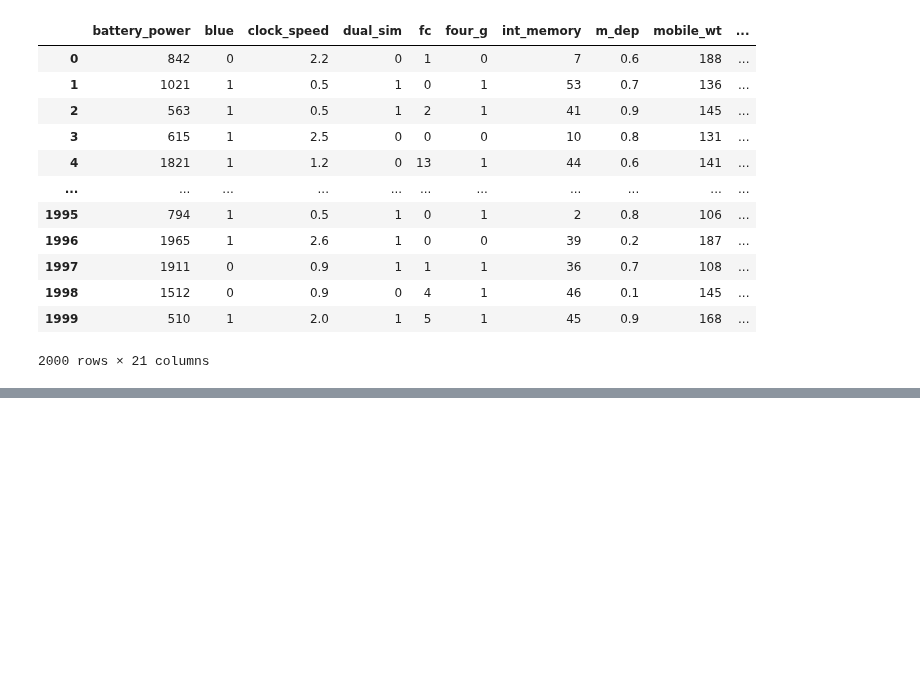
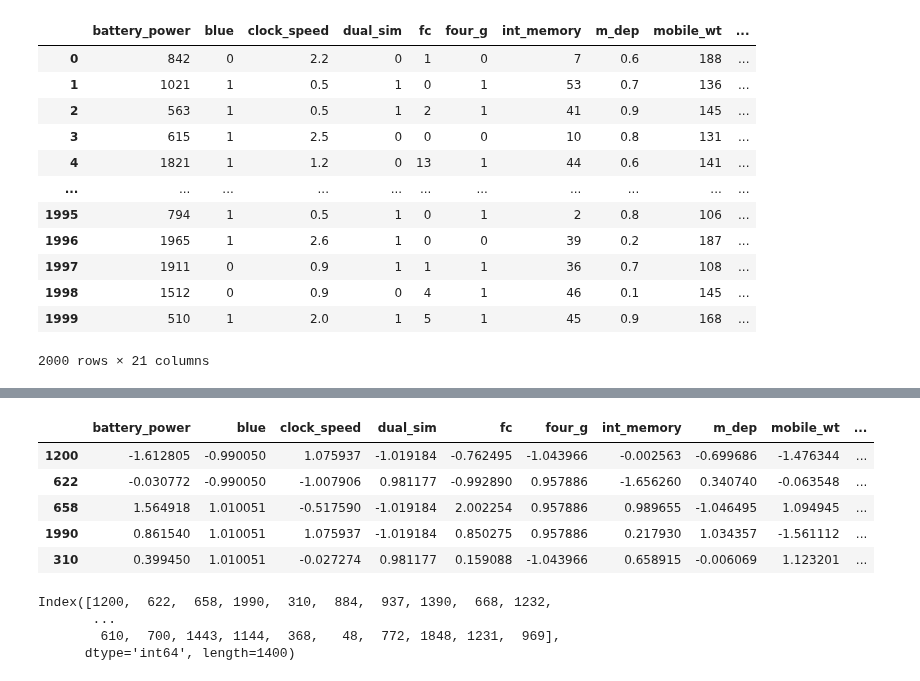
Before and after one commit to Paridhijain-githb/Machine-_learning_01, a Jupyter notebook: ASSIGNMENT2/AssignmentlogisticRegressionmodel.ipynb, the cells around one changed output, grey strips where cells are left out. Cells and saved outputs as stored; diff of their text form; code cells hidden in the pictures; blank space fills up the shorter version.

```diff
--- a/ASSIGNMENT2/AssignmentlogisticRegressionmodel.ipynb
+++ b/ASSIGNMENT2/AssignmentlogisticRegressionmodel.ipynb
@@ -96,0 +165,16 @@ df.drop_duplicates()
+# %%
+xtrain.head()
+# %% [output]
+|  | battery_power | blue | clock_speed | dual_sim | fc | four_g | int_memory | m_dep | mobile_wt | ... |
+| 1200 | -1.612805 | -0.990050 | 1.075937 | -1.019184 | -0.762495 | -1.043966 | -0.002563 | -0.699686 | -1.476344 | ... |
+| 622 | -0.030772 | -0.990050 | -1.007906 | 0.981177 | -0.992890 | 0.957886 | -1.656260 | 0.340740 | -0.063548 | ... |
+| 658 | 1.564918 | 1.010051 | -0.517590 | -1.019184 | 2.002254 | 0.957886 | 0.989655 | -1.046495 | 1.094945 | ... |
+| 1990 | 0.861540 | 1.010051 | 1.075937 | -1.019184 | 0.850275 | 0.957886 | 0.217930 | 1.034357 | -1.561112 | ... |
+| 310 | 0.399450 | 1.010051 | -0.027274 | 0.981177 | 0.159088 | -1.043966 | 0.658915 | -0.006069 | 1.123201 | ... |
+# %%
+xtrain.index
+# %% [output]
+Index([1200,  622,  658, 1990,  310,  884,  937, 1390,  668, 1232,
+       ...
+        610,  700, 1443, 1144,  368,   48,  772, 1848, 1231,  969],
+      dtype='int64', length=1400)
```
Also changed, not shown: parts of 47 cells of this notebook, 1 other file.
